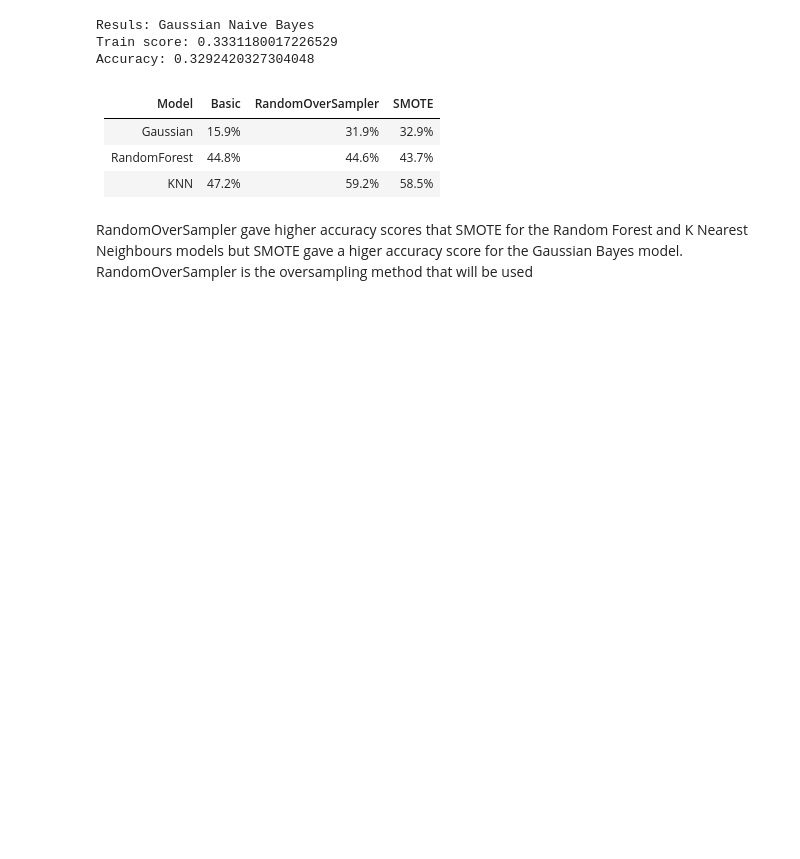
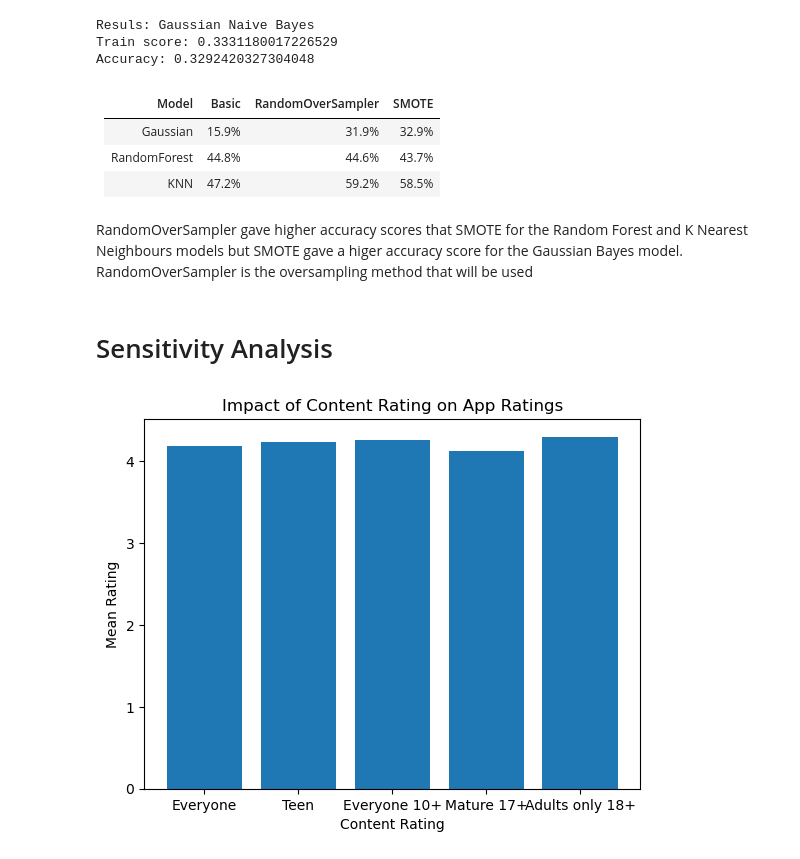
Before and after one commit to LYS312/TheAnalysts, a Jupyter notebook: TheAnalysts/TheAnalysts.ipynb, the cells around one changed output. Drawn from its saved outputs; the diff is of its cells as text; code cells hidden in the pictures; blank space fills up the shorter version.

Commit message:
Sensitivity_Analysis01

```diff
--- a/TheAnalysts/TheAnalysts.ipynb
+++ b/TheAnalysts/TheAnalysts.ipynb
@@ -1204,3 +1204,25 @@ Accuracy: 0.3292420327304048
 # %% [markdown]
 RandomOverSampler gave higher accuracy scores that SMOTE for the Random Forest and K Nearest Neighbours models but SMOTE gave a higer accuracy score for the Gaussian Bayes model.
 <br>RandomOverSampler is the oversampling method that will be used
+# %% [markdown]
+# Sensitivity Analysis
+# %%
+dependent_variable = 'Rating'
+content_rating_values = df['Content Rating'].unique()
+dependent_variable_values = []
+for rating_value in content_rating_values:
+    mean_rating = df[df['Content Rating'] == rating_value][dependent_variable].mean()
+    dependent_variable_values.append(mean_rating)
+
+plt.bar(content_rating_values, dependent_variable_values)
+plt.xlabel('Content Rating')
+plt.ylabel('Mean Rating')
+plt.title('Impact of Content Rating on App Ratings')
+
+# Specify custom content rating labels for the x-axis
+custom_labels = ['Everyone', 'Teen', 'Everyone 10+', 'Mature 17+', 'Adults only 18+']
+plt.xticks(content_rating_values, custom_labels)
+
+plt.show()
+# %% [output]
+[figure, added]
```
Also changed, not shown: parts of 10 cells of this notebook.
